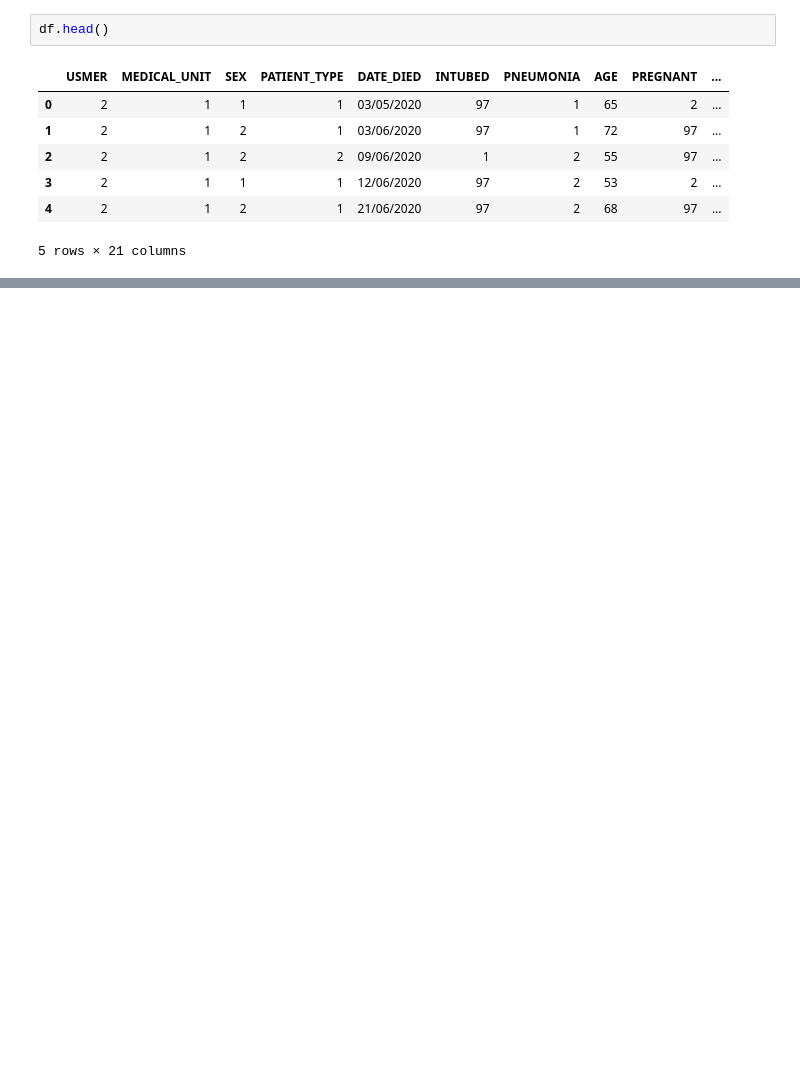
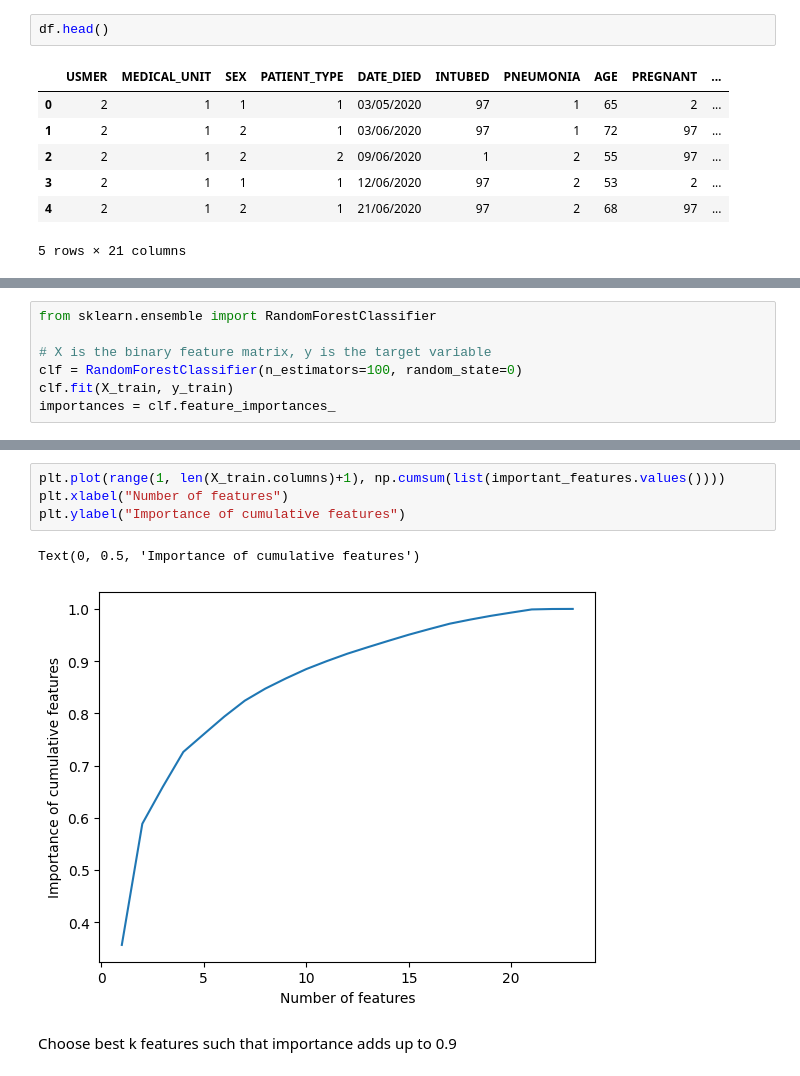
Before and after one commit to IISC-ICAIML-Porject/Covid-19-Mortality-Prediction, a Jupyter notebook: Covid_19_Mortality_prediction.ipynb, the cells around one changed output, grey strips where cells are left out. Saved outputs shown, nothing was run; the diff lists cells and outputs as text; blank space fills up the shorter version.

```diff
--- a/Covid_19_Mortality_prediction.ipynb
+++ b/Covid_19_Mortality_prediction.ipynb
@@ -59,0 +451,7 @@ degrees. 4 or higher means that the patient is not a carrier of covid or that th
+# %%
+from sklearn.ensemble import RandomForestClassifier
+
+# X is the binary feature matrix, y is the target variable
+clf = RandomForestClassifier(n_estimators=100, random_state=0)
+clf.fit(X_train, y_train)
+importances = clf.feature_importances_
@@ -59,0 +472,9 @@ degrees. 4 or higher means that the patient is not a carrier of covid or that th
+# %%
+plt.plot(range(1, len(X_train.columns)+1), np.cumsum(list(important_features.values())))
+plt.xlabel("Number of features")
+plt.ylabel("Importance of cumulative features")
+# %% [output]
+Text(0, 0.5, 'Importance of cumulative features')
+[figure, added]
+# %% [markdown]
+Choose best k features such that importance adds up to 0.9
```
Also changed, not shown: parts of 125 cells of this notebook.
